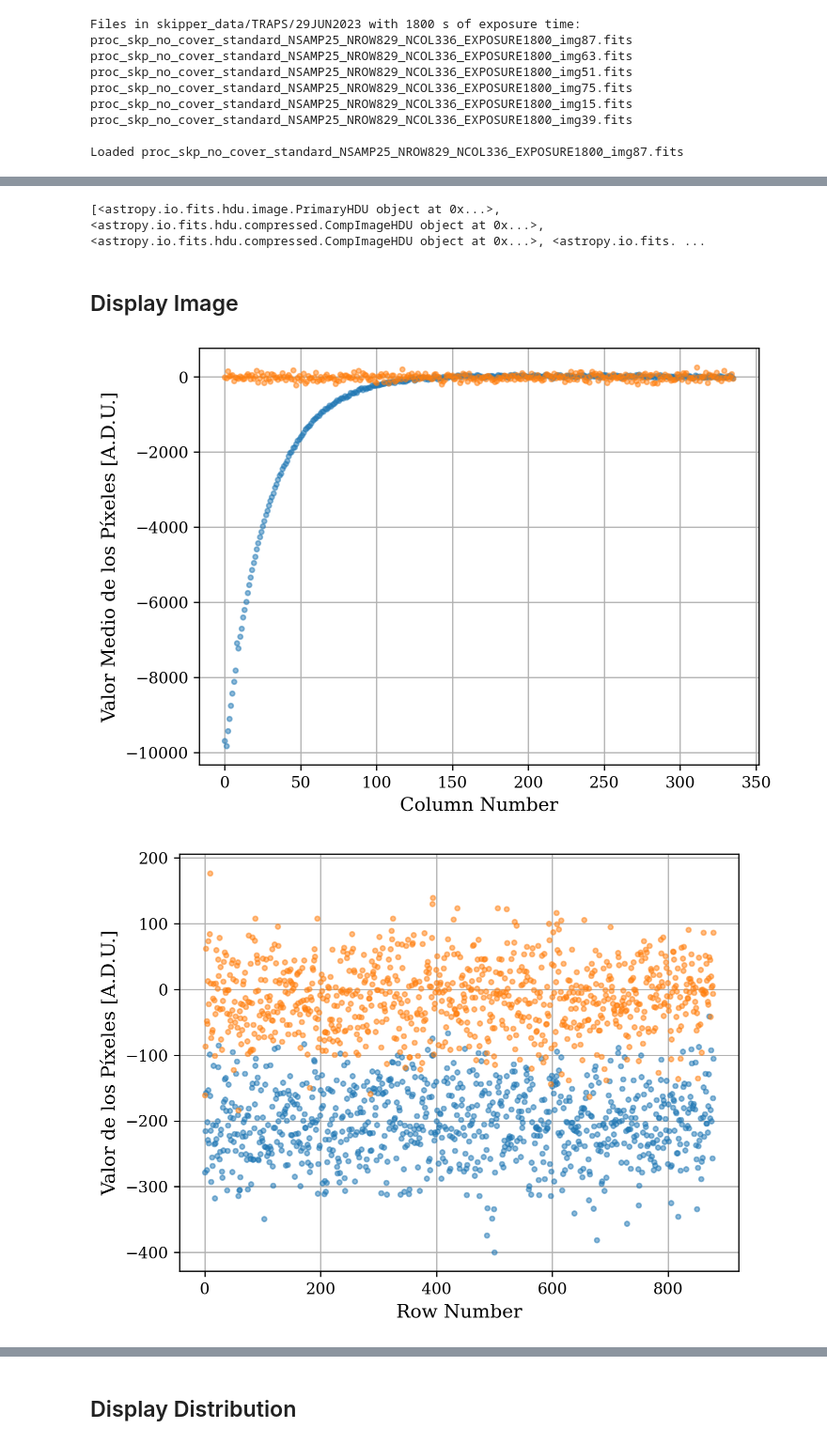
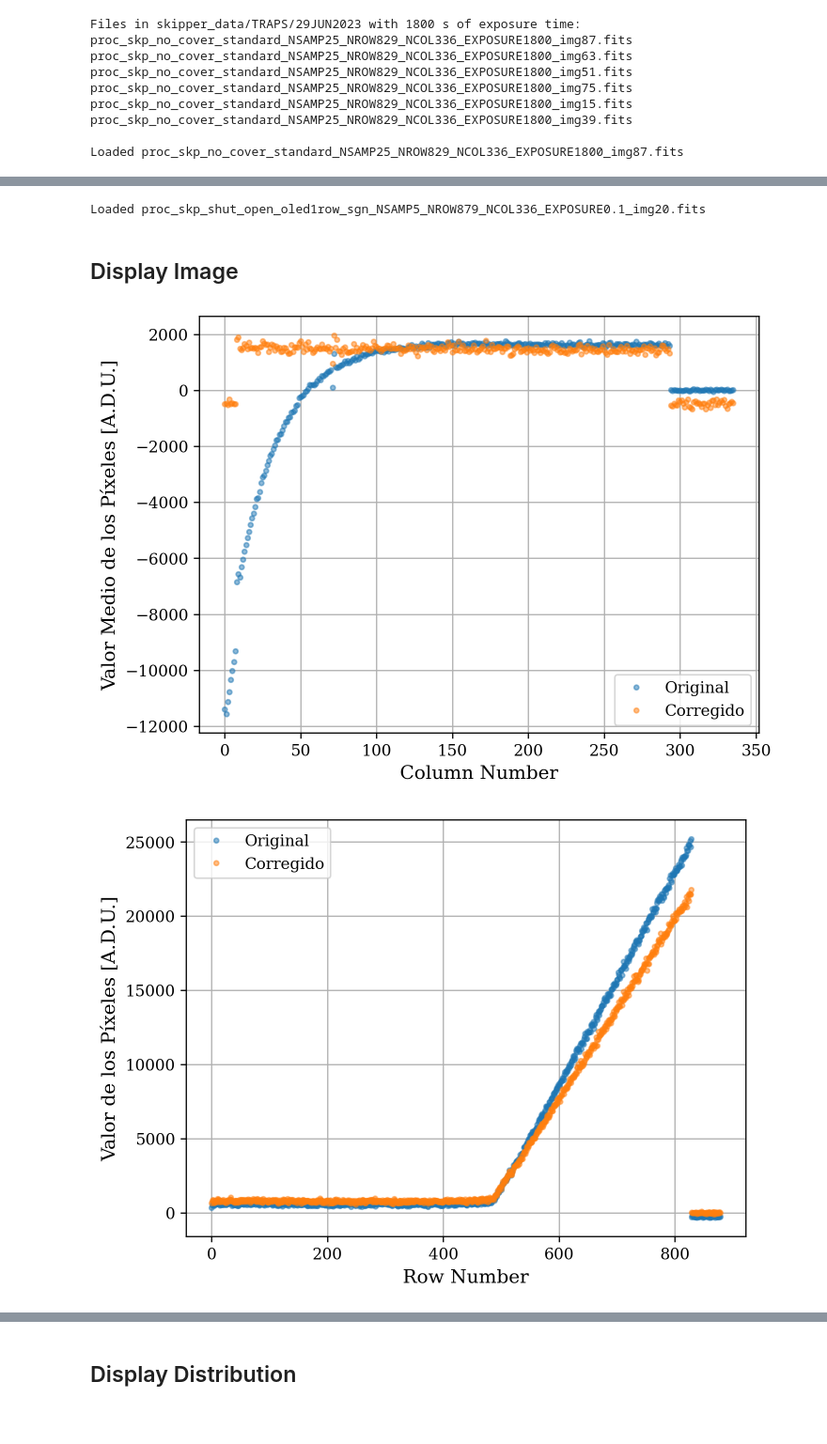
Before and after one commit to agustinbrusco/LAMBDA_Hub, a Jupyter notebook: skipper_image_analysis/image_read_test.ipynb, the cells around one changed output, grey strips where cells are left out. Shown at 94% size. Cells and saved outputs as stored; diff of their text form; code cells hidden in the pictures; blank space fills up the shorter version.

Commit message:
restamos overscan y analizamos imagenes sgn

```diff
--- a/skipper_image_analysis/image_read_test.ipynb
+++ b/skipper_image_analysis/image_read_test.ipynb
@@ -78,34 +87,56 @@ Loaded skp_shut_open_oled1row_sgn_NSAMP5_NROW879_NCOL336_EXPOSURE0.1_img20.fz
-# %%
-test_image
-# %% [output]
-[<astropy.io.fits.hdu.image.PrimaryHDU object at 0x...>, <astropy.io.fits.hdu.compressed.CompImageHDU object at 0x...>, <astropy.io.fits.hdu.compressed.CompImageHDU object at 0x...>, <astropy.io.fits. ...
+# %%
+data_dir = 'skipper_data/TRAPS/19OCT2023'
+sgn_files = {
+    0.10: "proc_skp_shut_open_oled1row_sgn_NSAMP5_NROW879_NCOL336_EXPOSURE0.1_img20.fits",
+    0.25: "proc_skp_shut_open_oled1row_sgn_NSAMP5_NROW879_NCOL336_EXPOSURE0.25_img23.fits",
+    0.50: "proc_skp_shut_open_oled1row_sgn_NSAMP5_NROW879_NCOL336_EXPOSURE0.5_img26.fits",
+    0.75: "proc_skp_shut_open_oled1row_sgn_NSAMP5_NROW879_NCOL336_EXPOSURE0.75_img29.fits",
+    1.00: "proc_skp_shut_open_oled1row_sgn_NSAMP5_NROW879_NCOL336_EXPOSURE1.0_img32.fits",
+    1.25: "proc_skp_shut_open_oled1row_sgn_NSAMP5_NROW879_NCOL336_EXPOSURE1.25_img35.fits",
+}
+bkg_files = {
+    0.10: 'proc_skp_shut_open_oled1row_bkg_NSAMP5_NROW879_NCOL336_EXPOSURE0.1_img19.fits',
+    0.25: 'proc_skp_shut_open_oled1row_bkg_NSAMP5_NROW879_NCOL336_EXPOSURE0.25_img22.fits',
+    0.50: 'proc_skp_shut_open_oled1row_bkg_NSAMP5_NROW879_NCOL336_EXPOSURE0.5_img25.fits',
+    0.75: 'proc_skp_shut_open_oled1row_bkg_NSAMP5_NROW879_NCOL336_EXPOSURE0.75_img28.fits',
+    1.00: 'proc_skp_shut_open_oled1row_bkg_NSAMP5_NROW879_NCOL336_EXPOSURE1.0_img31.fits',
+    1.25: 'proc_skp_shut_open_oled1row_bkg_NSAMP5_NROW879_NCOL336_EXPOSURE1.25_img34.fits',
+}
+e_time = 0.1
+test_image = fits.open(f'{data_dir}/{sgn_files[e_time]}')
+print(f"\nLoaded {sgn_files[e_time]}\n")
+# %% [output]
+Loaded proc_skp_shut_open_oled1row_sgn_NSAMP5_NROW879_NCOL336_EXPOSURE0.1_img20.fits
 # %% [markdown]
 ## Display Image
 # %%
-test_frame = test_image[0].data
+frame_id = 2
+test_frame = test_image[frame_id].data
 
 fixed_image = correct_overscan(deepcopy(test_image))
-fixed_frame = fixed_image[0].data
+fixed_frame = fixed_image[frame_id].data
 # plt.plot(test_frame.mean(axis=0), '.', alpha=0.5)
 # plt.plot(fixed_frame.mean(axis=0), '.', alpha=0.5)
-plt.plot(np.median(test_frame, axis=0), '.', alpha=0.5)
-plt.plot(np.median(fixed_frame, axis=0), '.', alpha=0.5)
+plt.plot(np.median(test_frame, axis=0), '.', alpha=0.5, label="Original")
+plt.plot(np.median(fixed_frame, axis=0), '.', alpha=0.5, label="Corregido")
 plt.grid()
+plt.legend()
 plt.xlabel("Column Number")
 plt.ylabel("Valor Medio de los Píxeles [A.D.U.]")
 plt.show()
 
 # plt.plot(test_frame.mean(axis=1), '.', alpha=0.5)
 # plt.plot(fixed_frame.mean(axis=1), '.', alpha=0.5)
-plt.plot(np.median(test_frame, axis=1), '.', alpha=0.5)
-plt.plot(np.median(fixed_frame, axis=1), '.', alpha=0.5)
+plt.plot(np.median(test_frame, axis=1), '.', alpha=0.5, label="Original")
+plt.plot(np.median(fixed_frame, axis=1), '.', alpha=0.5, label="Corregido")
 plt.grid()
+plt.legend()
 plt.xlabel("Row Number")
 plt.ylabel("Valor de los Píxeles [A.D.U.]")
 plt.show()
 # %% [output]
-[figure, old version]
+[figure, new version]
-[figure, old version]
+[figure, new version]
 # %%
 # Plot the image
 ganancia = {
```
Also changed, not shown: parts of 3 cells of this notebook, 1 other file.
